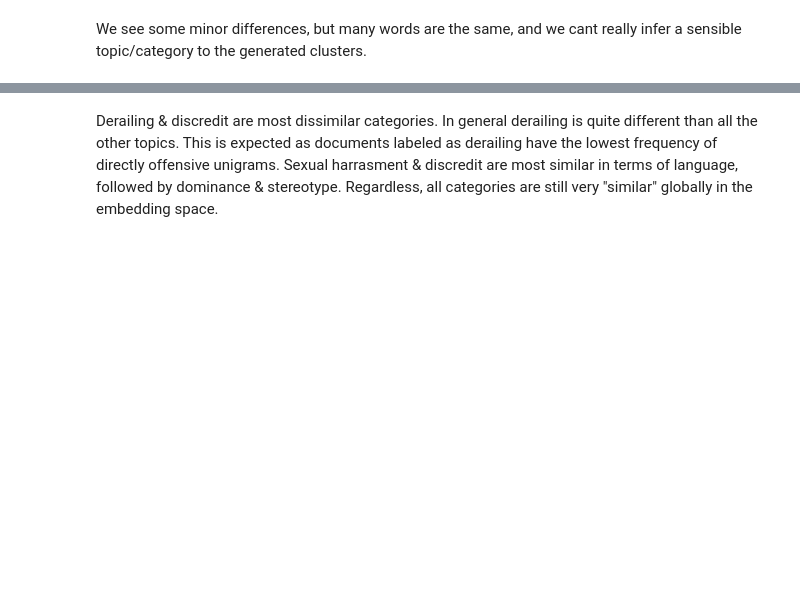
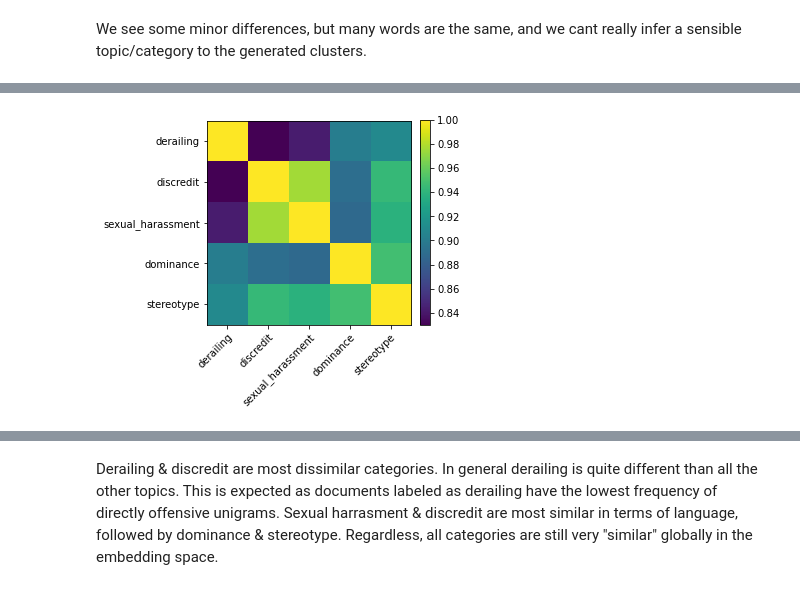
Before and after one commit to Benidzu/NLP_Assignment, a Jupyter notebook: notebooks/iberEvalExploration.ipynb, the cells around one changed output, grey strips where cells are left out. Cells and saved outputs as stored; diff of their text form; code cells hidden in the pictures; blank space fills up the shorter version.

```diff
--- a/notebooks/iberEvalExploration.ipynb
+++ b/notebooks/iberEvalExploration.ipynb
@@ -352,0 +361,11 @@ pd.DataFrame(similarities, columns=uniquecategories, index=uniquecategories)
+# %%
+# Clean up tweets and vectorize them into TFIDF
+tfidf_vec_3 = TfidfVectorizer(max_df=1.0,
+                        max_features=10000,
+                        min_df=1,
+                        stop_words=englishwords,
+                        tokenizer=tokenize_and_lemmatize,
+                        ngram_range=(1,1))
+
+tfidf_mat3 = tfidf_vec_3.fit_transform(tweetsByCategory)
+tfidf_mat3.shape
@@ -352,0 +374,11 @@ pd.DataFrame(similarities, columns=uniquecategories, index=uniquecategories)
+# %%
+# prepare a single vector for each category based on top 30 keywords, weighted by tfidf
+documentVectors = np.zeros((300,5))
+npFeatures = np.array(tfidf_vec_3.get_feature_names())
+for i in range(5):
+    row = np.array(tfidf_mat3.getrow(i).todense()).flatten()
+    indices = row.argsort()[::-1][:30]
+    print(uniquecategories[i], ":\n" + ', '.join(npFeatures[indices]), "\n")
+    for ix in indices:
+        if npFeatures[ix] in word2vec:
+            documentVectors[:,i] += word2vec[npFeatures[ix]] * row[ix]
@@ -352,0 +418,19 @@ pd.DataFrame(similarities, columns=uniquecategories, index=uniquecategories)
+# %%
+# cluster the categories using afinity propagation
+ap = AffinityPropagation(affinity='precomputed', damping=0.51, random_state=None).fit(similarities)
+ixs = np.argsort(ap.labels_)
+simsorted = similarities[ixs,:][:,ixs]
+uniquecatssorted = uniquecategories[ixs]
+
+fig, ax = plt.subplots()
+heatmap = plt.imshow(simsorted)
+fig.set_size_inches(4, 4)
+ax.set_yticks(np.arange(len(uniquecatssorted)))
+ax.set_yticklabels(uniquecatssorted)
+ax.set_xticks(np.arange(len(uniquecatssorted)))
+ax.set_xticklabels(uniquecatssorted)
+plt.setp(ax.get_xticklabels(), rotation=45, ha="right", rotation_mode="anchor")
+plt.colorbar(heatmap,fraction=0.046, pad=0.04)
+plt.show()
+# %% [output]
+[figure, added]
```
Also changed, not shown: parts of 78 cells of this notebook, 1 other file.
